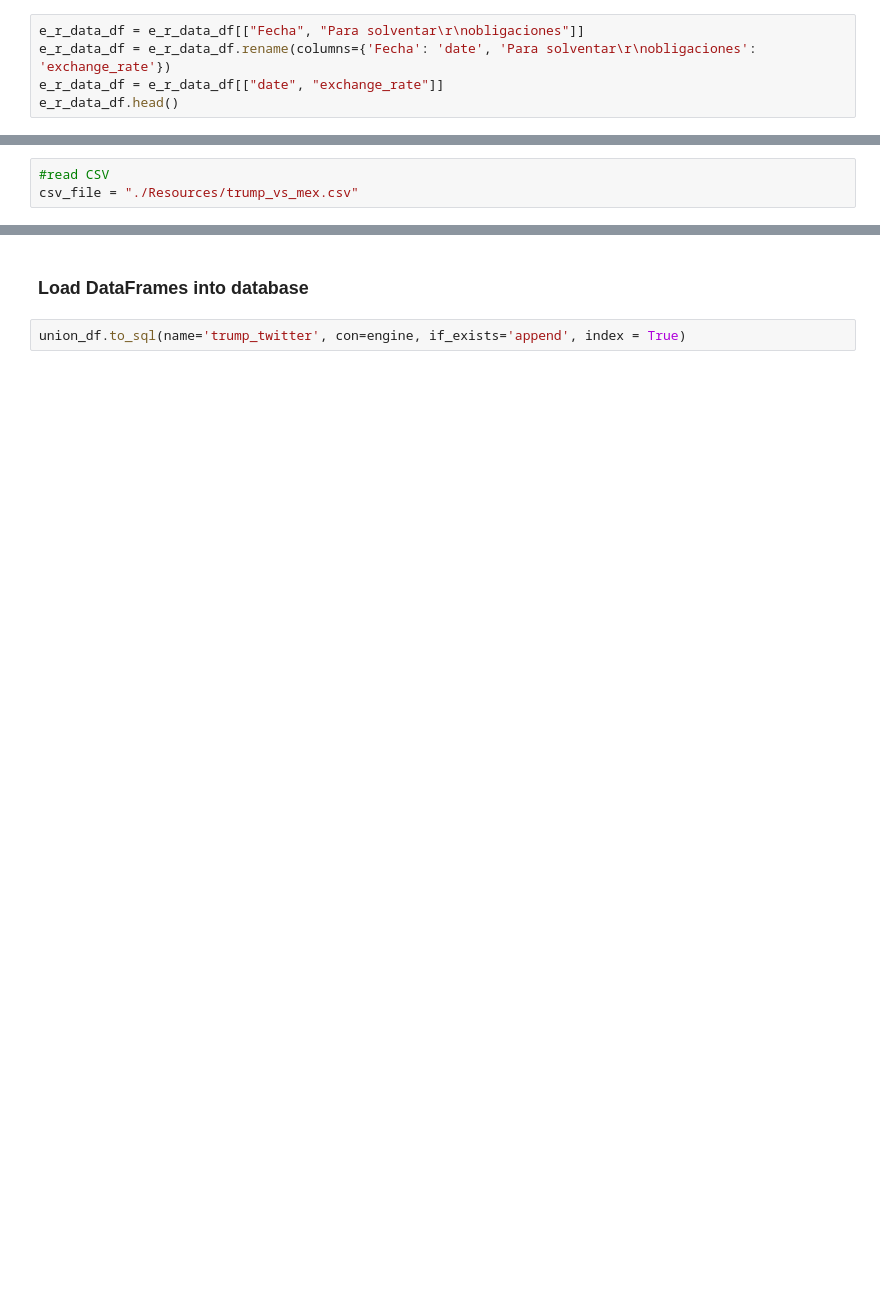
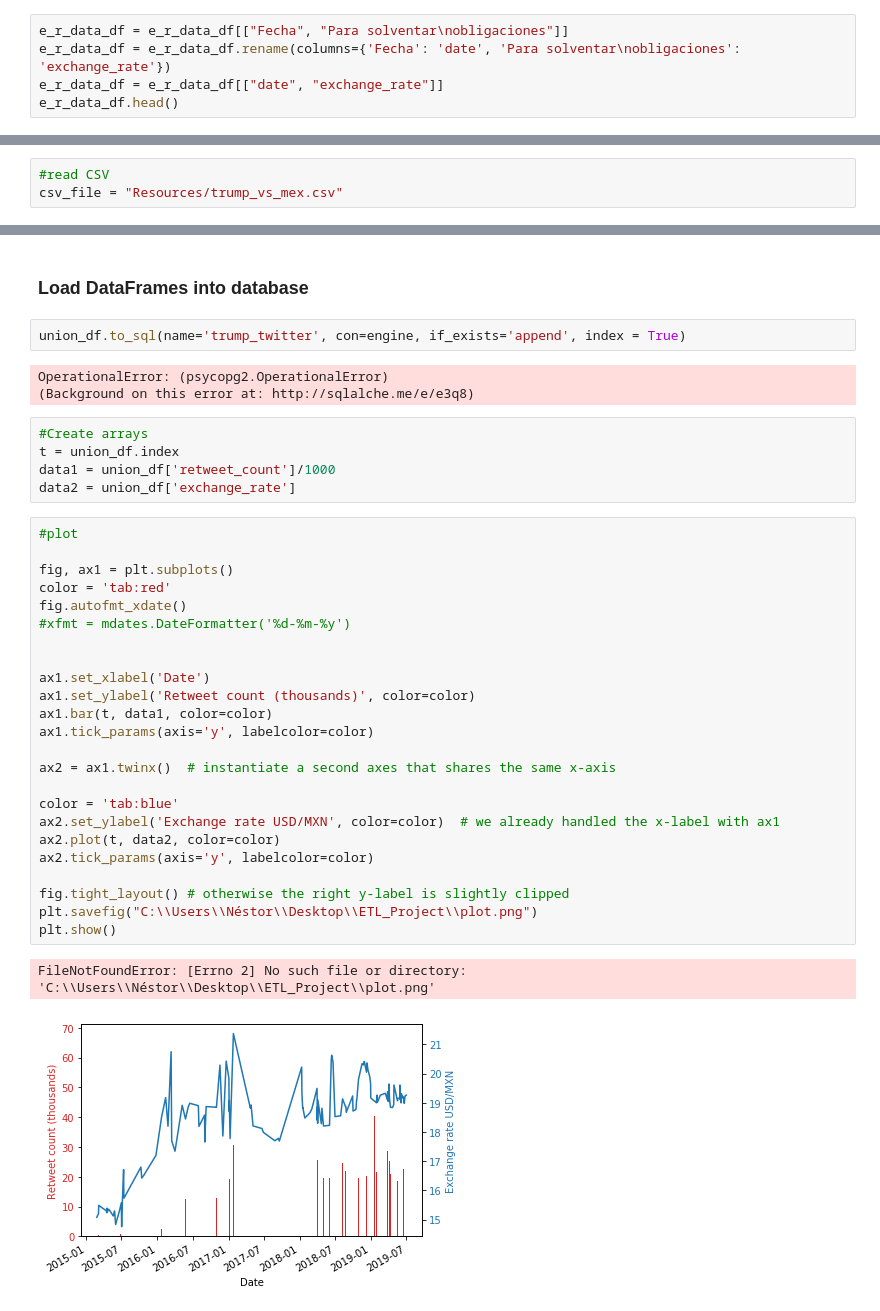
Before and after one commit to jorgelmarquez94/ETL_Project, a Jupyter notebook: ETL_Project.ipynb, the cells around one changed output, grey strips where cells are left out. Saved outputs shown, nothing was run; the diff lists cells and outputs as text; blank space fills up the shorter version.

Commit message:
plot

```diff
--- a/ETL_Project.ipynb
+++ b/ETL_Project.ipynb
@@ -34,7 +37,7 @@ Para solventar\r\nobligaciones           float64
 dtype: object
 # %%
-e_r_data_df = e_r_data_df[["Fecha", "Para solventar\r\nobligaciones"]]
-e_r_data_df = e_r_data_df.rename(columns={'Fecha': 'date', 'Para solventar\r\nobligaciones': 'exchange_rate'})
+e_r_data_df = e_r_data_df[["Fecha", "Para solventar\nobligaciones"]]
+e_r_data_df = e_r_data_df.rename(columns={'Fecha': 'date', 'Para solventar\nobligaciones': 'exchange_rate'})
 e_r_data_df = e_r_data_df[["date", "exchange_rate"]]
 e_r_data_df.head()
 # %% [output]
@@ -48,7 +51,7 @@ e_r_data_df.head()
 ### Store CSV into DataFrame
 # %%
 #read CSV
-csv_file = "./Resources/trump_vs_mex.csv"
+csv_file = "Resources/trump_vs_mex.csv"
 # %%
 #Create dataframe and display
 tweets = pd.read_csv(csv_file, encoding = "ISO-8859-1")
@@ -130,3 +141,38 @@ engine.table_names()
 ### Load DataFrames into database
 # %%
 union_df.to_sql(name='trump_twitter', con=engine, if_exists='append', index = True)
+# %% [output]
+OperationalError: (psycopg2.OperationalError)
+(Background on this error at: http://sqlalche.me/e/e3q8)
+# %%
+#Create arrays
+t = union_df.index
+data1 = union_df['retweet_count']/1000
+data2 = union_df['exchange_rate']
+# %%
+#plot
+
+fig, ax1 = plt.subplots()
+color = 'tab:red'
+fig.autofmt_xdate()
+#xfmt = mdates.DateFormatter('%d-%m-%y')
+
+
+ax1.set_xlabel('Date')
+ax1.set_ylabel('Retweet count (thousands)', color=color)
+ax1.bar(t, data1, color=color)
+ax1.tick_params(axis='y', labelcolor=color)
+
+ax2 = ax1.twinx()  # instantiate a second axes that shares the same x-axis
+
+color = 'tab:blue'
+ax2.set_ylabel('Exchange rate USD/MXN', color=color)  # we already handled the x-label with ax1
+ax2.plot(t, data2, color=color)
+ax2.tick_params(axis='y', labelcolor=color)
+
+fig.tight_layout() # otherwise the right y-label is slightly clipped
+plt.savefig("C:\\Users\\Néstor\\Desktop\\ETL_Project\\plot.png")
+plt.show()
+# %% [output]
+FileNotFoundError: [Errno 2] No such file or directory: 'C:\\Users\\Néstor\\Desktop\\ETL_Project\\plot.png'
+[figure, added]
```
Also changed, not shown: parts of 4 cells of this notebook, 1 other file.
